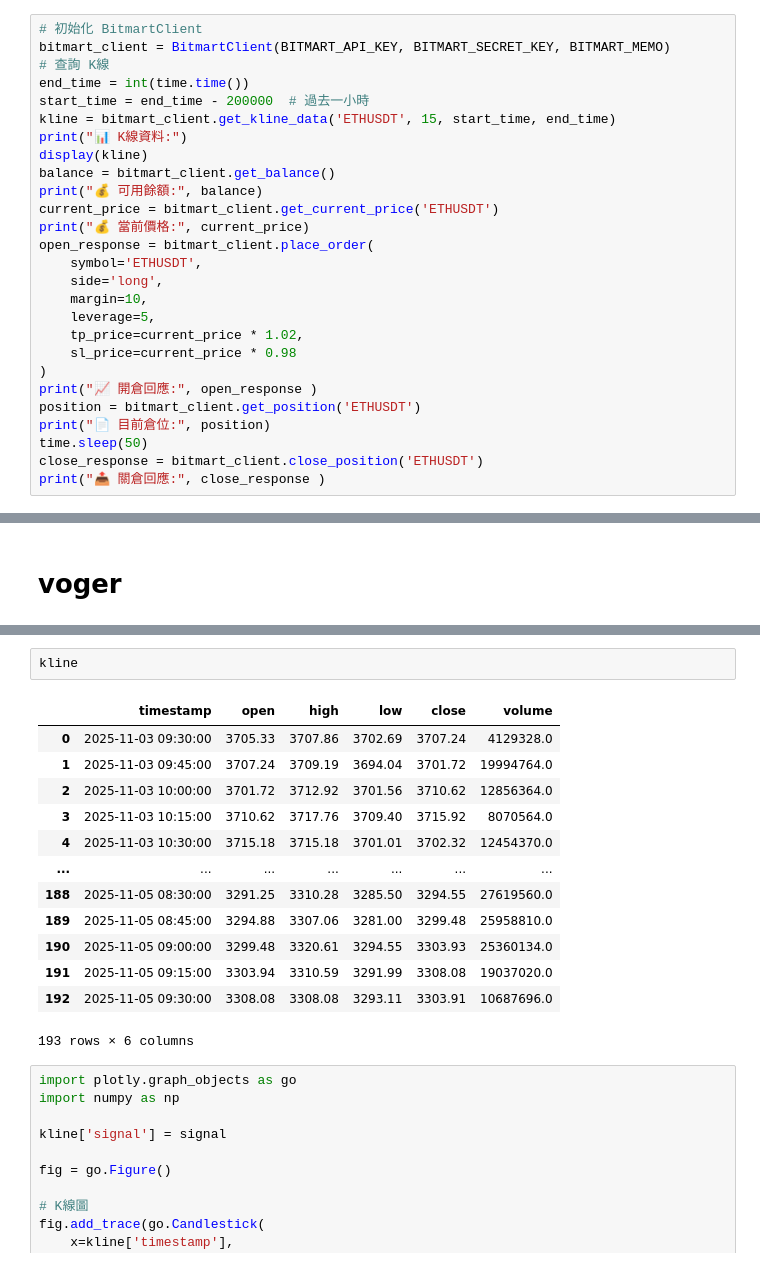
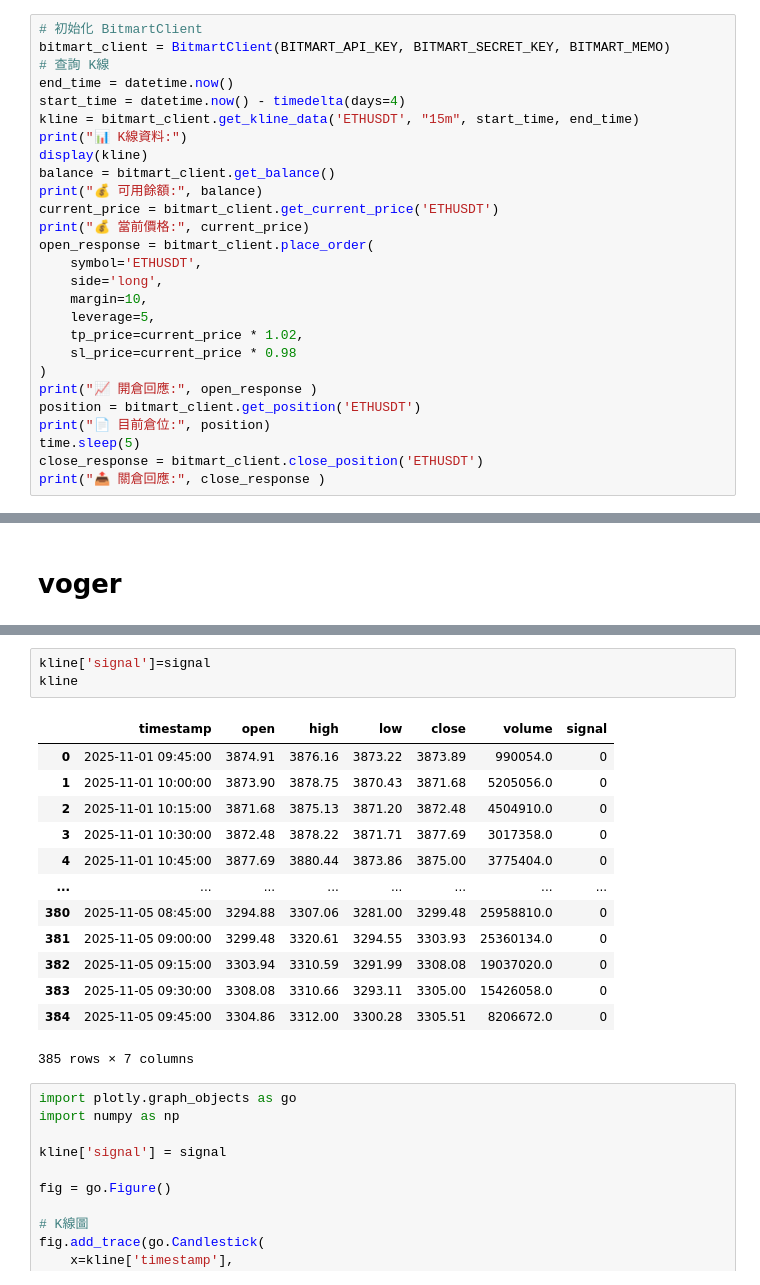
Before and after one commit to skywalker0803r/Hedgebot, a Jupyter notebook: notebook.ipynb, the cells around one changed output, grey strips where cells are left out. Cells and saved outputs as stored; diff of their text form.

```diff
--- a/notebook.ipynb
+++ b/notebook.ipynb
@@ -302,9 +282,9 @@ display(kline.tail())
 # 初始化 BitmartClient
 bitmart_client = BitmartClient(BITMART_API_KEY, BITMART_SECRET_KEY, BITMART_MEMO)
 # 查詢 K線
-end_time = int(time.time())
-start_time = end_time - 200000  # 過去一小時
-kline = bitmart_client.get_kline_data('ETHUSDT', 15, start_time, end_time)
+end_time = datetime.now()
+start_time = datetime.now() - timedelta(days=4)
+kline = bitmart_client.get_kline_data('ETHUSDT', "15m", start_time, end_time)
 print("📊 K線資料:")
 display(kline)
 balance = bitmart_client.get_balance()
@@ -322,7 +302,7 @@ open_response = bitmart_client.place_order(
 print("📈 開倉回應:", open_response )
 position = bitmart_client.get_position('ETHUSDT')
 print("📄 目前倉位:", position)
-time.sleep(50)
+time.sleep(5)
 close_response = bitmart_client.close_position('ETHUSDT')
 print("📤 關倉回應:", close_response )
 # %% [output]
@@ -634,20 +614,21 @@ signal.value_counts()
 Name: count, dtype: int64
 # %%
+kline['signal']=signal
 kline
 # %% [output]
-|  | timestamp | open | high | low | close | volume |
-| 0 | 2025-11-03 09:30:00 | 3705.33 | 3707.86 | 3702.69 | 3707.24 | 4129328.0 |
-| 1 | 2025-11-03 09:45:00 | 3707.24 | 3709.19 | 3694.04 | 3701.72 | 19994764.0 |
-| 2 | 2025-11-03 10:00:00 | 3701.72 | 3712.92 | 3701.56 | 3710.62 | 12856364.0 |
-| 3 | 2025-11-03 10:15:00 | 3710.62 | 3717.76 | 3709.40 | 3715.92 | 8070564.0 |
-| 4 | 2025-11-03 10:30:00 | 3715.18 | 3715.18 | 3701.01 | 3702.32 | 12454370.0 |
-| ... | ... | ... | ... | ... | ... | ... |
-| 188 | 2025-11-05 08:30:00 | 3291.25 | 3310.28 | 3285.50 | 3294.55 | 27619560.0 |
-| 189 | 2025-11-05 08:45:00 | 3294.88 | 3307.06 | 3281.00 | 3299.48 | 25958810.0 |
-| 190 | 2025-11-05 09:00:00 | 3299.48 | 3320.61 | 3294.55 | 3303.93 | 25360134.0 |
-| 191 | 2025-11-05 09:15:00 | 3303.94 | 3310.59 | 3291.99 | 3308.08 | 19037020.0 |
-| 192 | 2025-11-05 09:30:00 | 3308.08 | 3308.08 | 3293.11 | 3303.91 | 10687696.0 |
+|  | timestamp | open | high | low | close | volume | signal |
+| 0 | 2025-11-01 09:45:00 | 3874.91 | 3876.16 | 3873.22 | 3873.89 | 990054.0 | 0 |
+| 1 | 2025-11-01 10:00:00 | 3873.90 | 3878.75 | 3870.43 | 3871.68 | 5205056.0 | 0 |
+| 2 | 2025-11-01 10:15:00 | 3871.68 | 3875.13 | 3871.20 | 3872.48 | 4504910.0 | 0 |
+| 3 | 2025-11-01 10:30:00 | 3872.48 | 3878.22 | 3871.71 | 3877.69 | 3017358.0 | 0 |
+| 4 | 2025-11-01 10:45:00 | 3877.69 | 3880.44 | 3873.86 | 3875.00 | 3775404.0 | 0 |
+| ... | ... | ... | ... | ... | ... | ... | ... |
+| 380 | 2025-11-05 08:45:00 | 3294.88 | 3307.06 | 3281.00 | 3299.48 | 25958810.0 | 0 |
+| 381 | 2025-11-05 09:00:00 | 3299.48 | 3320.61 | 3294.55 | 3303.93 | 25360134.0 | 0 |
+| 382 | 2025-11-05 09:15:00 | 3303.94 | 3310.59 | 3291.99 | 3308.08 | 19037020.0 | 0 |
+| 383 | 2025-11-05 09:30:00 | 3308.08 | 3310.66 | 3293.11 | 3305.00 | 15426058.0 | 0 |
+| 384 | 2025-11-05 09:45:00 | 3304.86 | 3312.00 | 3300.28 | 3305.51 | 8206672.0 | 0 |
-193 rows × 6 columns
+385 rows × 7 columns
 # %%
 import plotly.graph_objects as go
 import numpy as np
```
Also changed, not shown: parts of 7 cells of this notebook.
